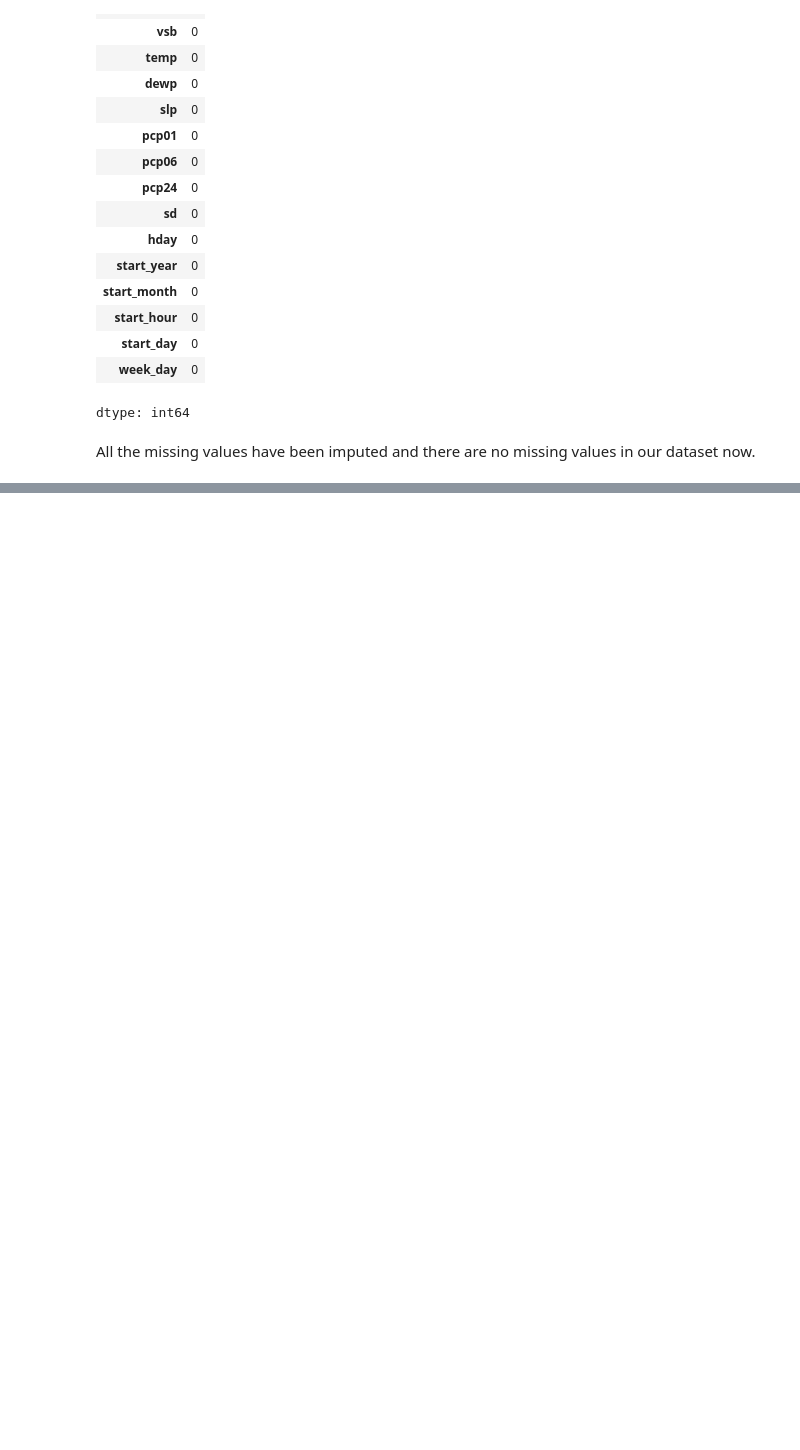
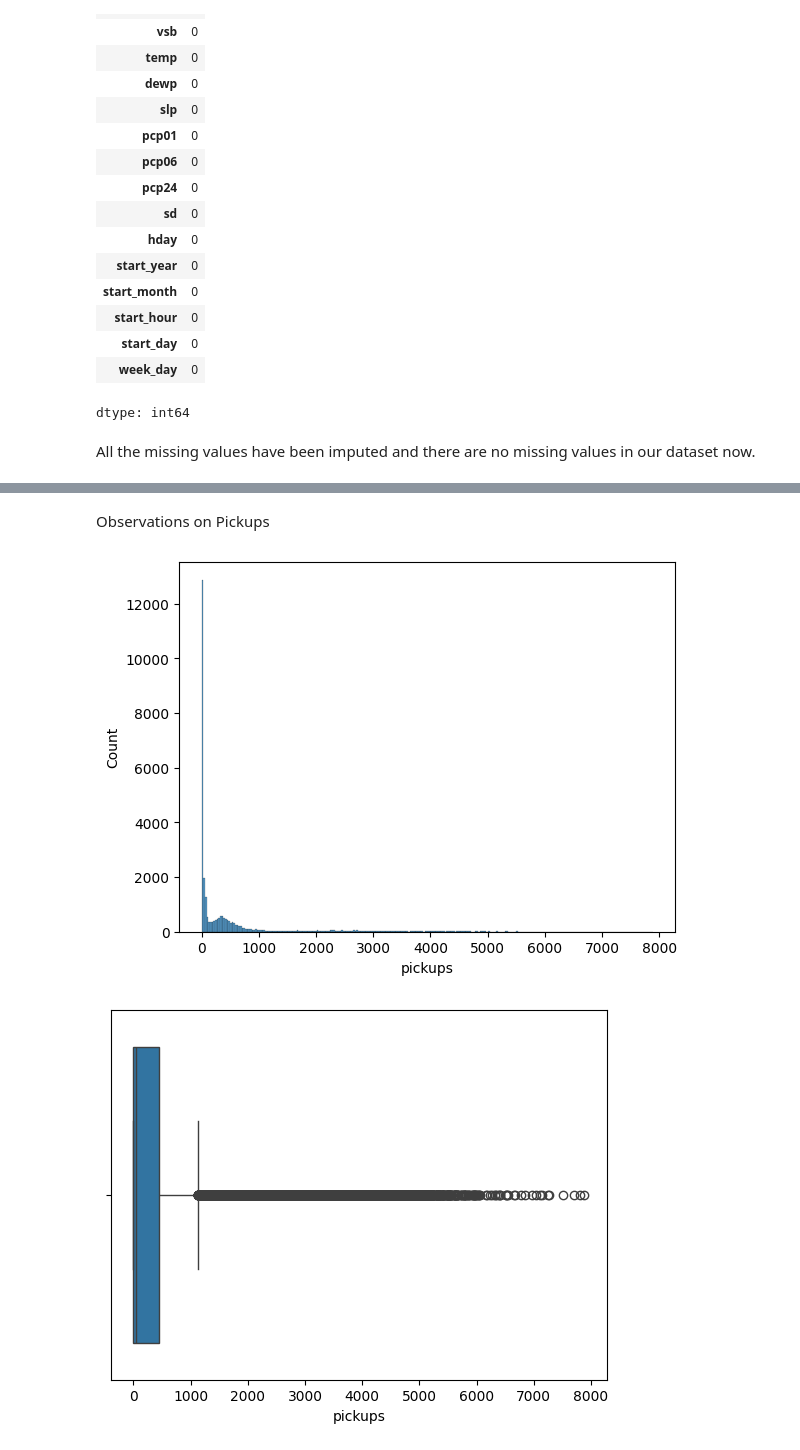
Before and after one commit to Gitstrong3333/MachineLearning_Projects, a Jupyter notebook: Uber.ipynb, the cells around one changed output, grey strips where cells are left out. Saved outputs shown, nothing was run; the diff lists cells and outputs as text; code cells hidden in the pictures; blank space fills up the shorter version.

```diff
--- a/Uber.ipynb
+++ b/Uber.ipynb
@@ -52,10 +54,10 @@ import pandas as pd
 
 file_path = '/content/drive/MyDrive/Uber_Data.csv'
 # %%
-df = pd.read_csv(file_path)
+data = pd.read_csv(file_path)
 # %%
 # copying data to another variable to avoid any changes to original data
-df = df.copy()
+df = data.copy()
 # %% [markdown]
 ### **Data Overview**
 # %% [markdown]
@@ -488,0 +507,10 @@ All the missing values have been imputed and there are no missing values in our
+# %% [markdown]
+Observations on Pickups
+# %%
+sns.histplot(data=df,x='pickups')
+plt.show()
+sns.boxplot(data=df,x='pickups')
+plt.show()
+# %% [output]
+[figure, added]
+[figure, added]
```
Also changed, not shown: parts of 70 cells of this notebook.
